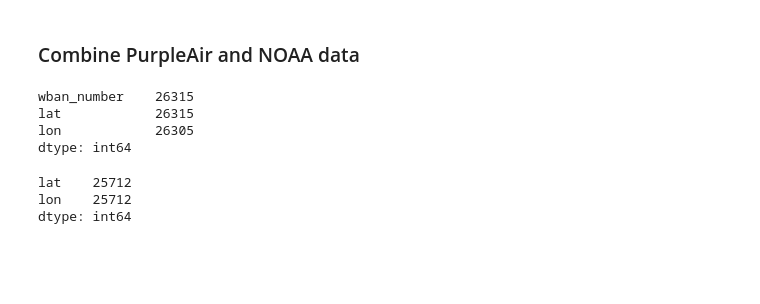
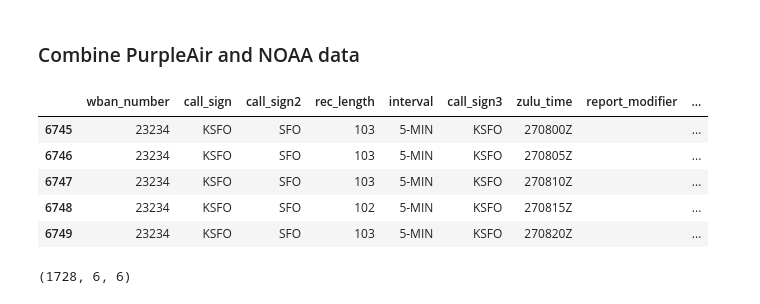
Before and after one commit to arnoldyb/air_pollution, a Jupyter notebook: SingleDayAnalysis/Combined_EDA.ipynb, the cells around one changed output. Drawn from its saved outputs; the diff is of its cells as text; code cells hidden in the pictures; blank space fills up the shorter version.

```diff
--- a/SingleDayAnalysis/Combined_EDA.ipynb
+++ b/SingleDayAnalysis/Combined_EDA.ipynb
@@ -40,23 +41,23 @@ def createHashKey(row):
 
     return hash(str_lat + str_lon)
 # %%
-# Read from file that was stored earlier
-unique_station_df = pd.read_parquet("{}/noaa/uniq_station_data.parquet".format(datafolder))
-sep2019_noaa_df = pd.read_parquet("{}/noaa/Sep2019_withloc.parquet".format(datafolder))
-Sep27_df = sep2019_noaa_df[sep2019_noaa_df.date == '09/27/19']
+# Read from noaa data that was stored earlier
+sep2019_noaa_df = pd.read_parquet("{}/noaa/bay_Sep2019_withloc.parquet".format(datafolder))
+Sep27_noaa_df = sep2019_noaa_df[sep2019_noaa_df.date == '09/27/19']
-# %%
-unique_station_df.count()
-# %% [output]
-wban_number    26315
-lat            26315
-lon            26305
-dtype: int64
-# %%
-unique_station_df = unique_station_df.dropna()
-unique_station_df.drop(['wban_number'], axis=1, inplace=True)
-unique_station_df.drop_duplicates(inplace=True)
-unique_station_df.count()
-# %% [output]
-lat    25712
-lon    25712
-dtype: int64
+# %%
+Sep27_noaa_df['datetime'] = tst[['year', 'month','day','hour','minute']].apply(lambda x: int(''.join(x)), axis=1)
+# %%
+Sep27_noaa_df.drop(['year', 'month','day','hour','minute','date','timestamp'], axis=1, inplace=True)
+# %%
+Sep27_noaa_df.head()
+# %% [output]
+|  | wban_number | call_sign | call_sign2 | rec_length | interval | call_sign3 | zulu_time | report_modifier | ... |
+| 6745 | 23234 | KSFO | SFO | 103 | 5-MIN | KSFO | 270800Z |  | ... |
+| 6746 | 23234 | KSFO | SFO | 103 | 5-MIN | KSFO | 270805Z |  | ... |
+| 6747 | 23234 | KSFO | SFO | 103 | 5-MIN | KSFO | 270810Z |  | ... |
+| 6748 | 23234 | KSFO | SFO | 102 | 5-MIN | KSFO | 270815Z |  | ... |
+| 6749 | 23234 | KSFO | SFO | 103 | 5-MIN | KSFO | 270820Z |  | ... |
+# %%
+Sep27_noaa_df.wban_number.count(), Sep27_noaa_df.lat.nunique(), Sep27_noaa_df.lon.nunique()
+# %% [output]
+(1728, 6, 6)
```
Also changed, not shown: parts of 22 cells of this notebook, 4 other files.
